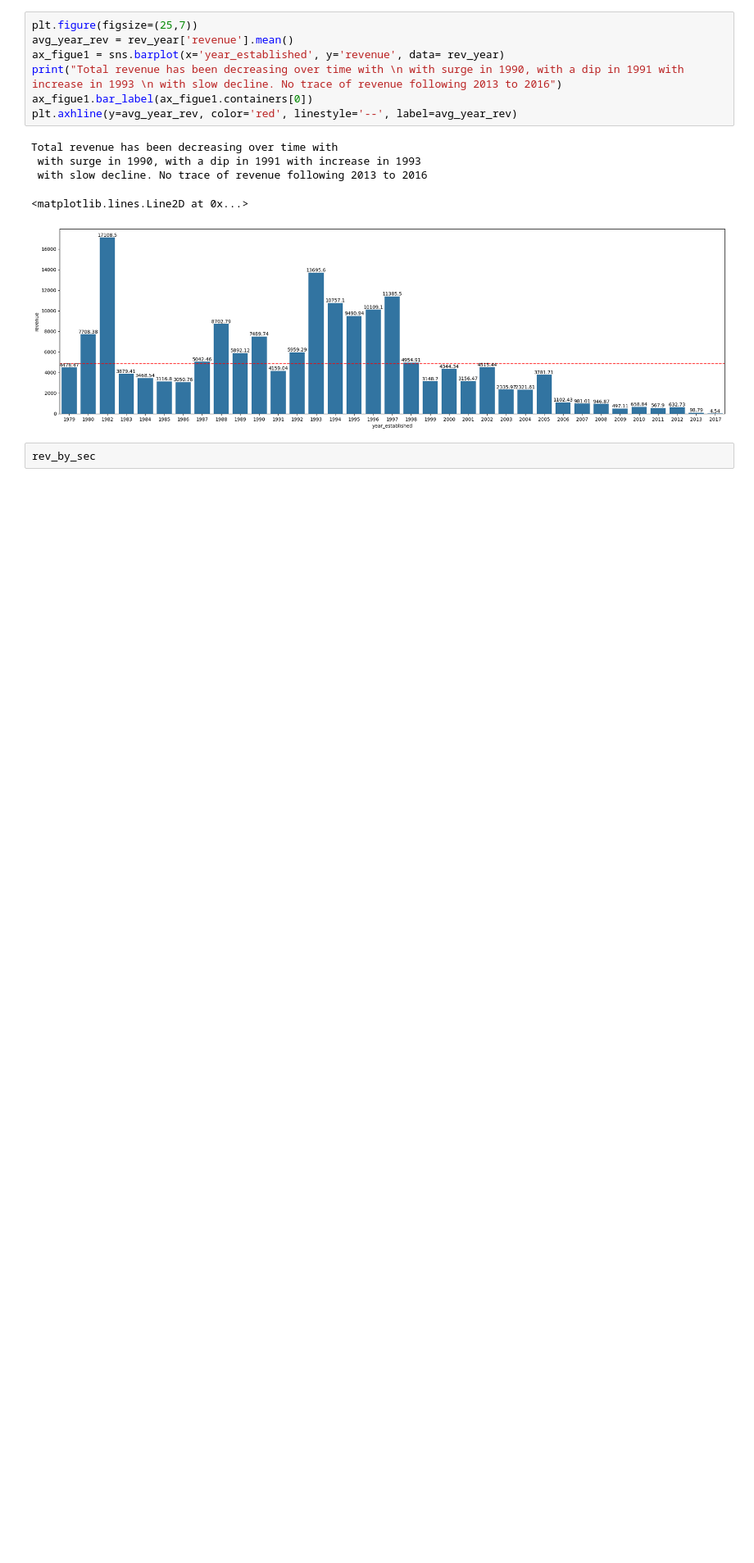
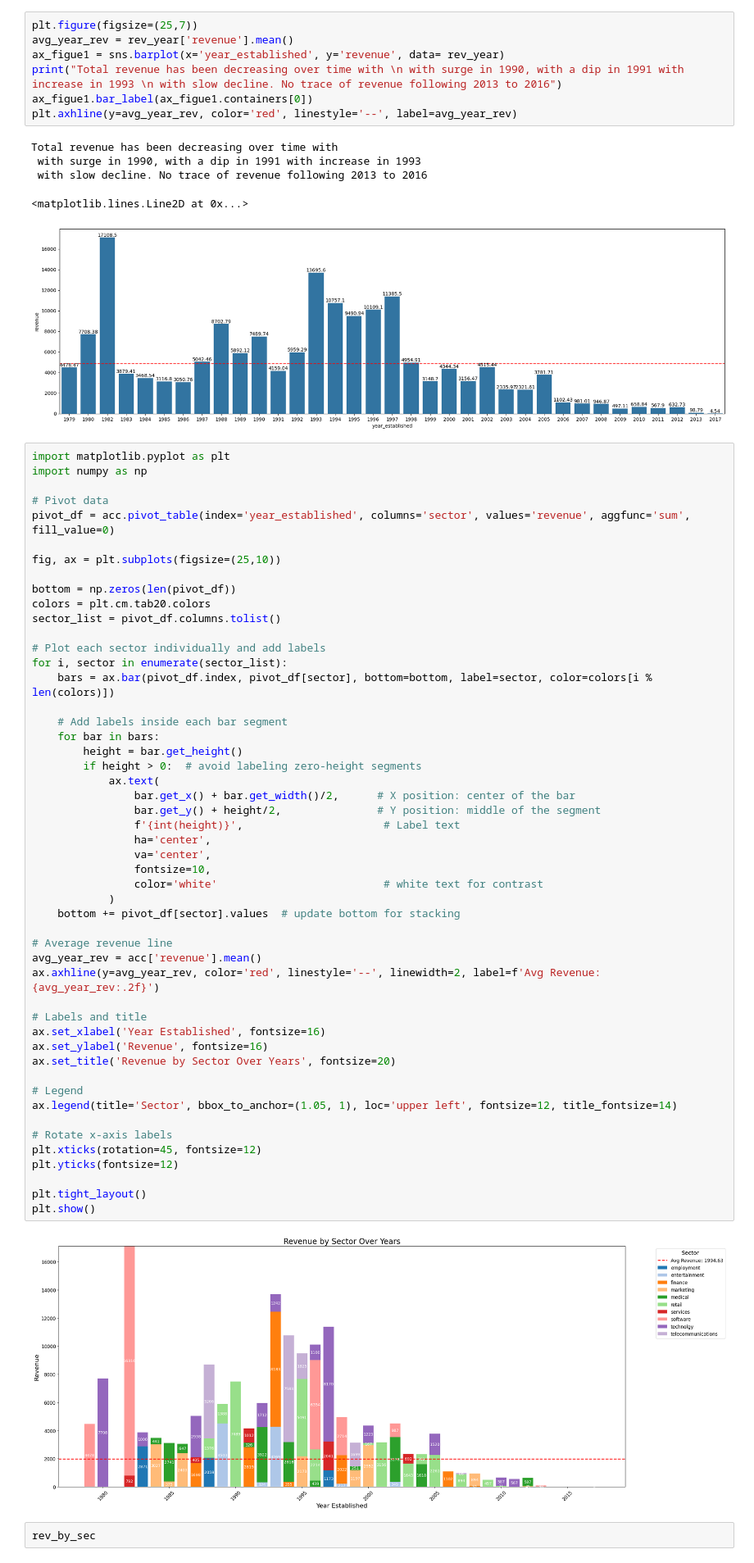
Before and after one commit to SuyogPatgave/Python_Codes-Projects, a Jupyter notebook: CRM_Project.ipynb, the cells around one changed output. Shown at 82% size. Drawn from its saved outputs; the diff is of its cells as text; blank space fills up the shorter version.

```diff
--- a/CRM_Project.ipynb
+++ b/CRM_Project.ipynb
@@ -691,6 +730,58 @@ Total revenue has been decreasing over time with
  with slow decline. No trace of revenue following 2013 to 2016
 <matplotlib.lines.Line2D at 0x...>
 [figure]
+# %%
+import matplotlib.pyplot as plt
+import numpy as np
+
+# Pivot data
+pivot_df = acc.pivot_table(index='year_established', columns='sector', values='revenue', aggfunc='sum', fill_value=0)
+
+fig, ax = plt.subplots(figsize=(25,10))
+
+bottom = np.zeros(len(pivot_df))
+colors = plt.cm.tab20.colors
+sector_list = pivot_df.columns.tolist()
+
+# Plot each sector individually and add labels
+for i, sector in enumerate(sector_list):
+    bars = ax.bar(pivot_df.index, pivot_df[sector], bottom=bottom, label=sector, color=colors[i % len(colors)])
+
+    # Add labels inside each bar segment
+    for bar in bars:
+        height = bar.get_height()
+        if height > 0:  # avoid labeling zero-height segments
+            ax.text(
+                bar.get_x() + bar.get_width()/2,      # X position: center of the bar
+                bar.get_y() + height/2,               # Y position: middle of the segment
+                f'{int(height)}',                      # Label text
+                ha='center',
+                va='center',
+                fontsize=10,
+                color='white'                          # white text for contrast
+            )
+    bottom += pivot_df[sector].values  # update bottom for stacking
+
+# Average revenue line
+avg_year_rev = acc['revenue'].mean()
+ax.axhline(y=avg_year_rev, color='red', linestyle='--', linewidth=2, label=f'Avg Revenue: {avg_year_rev:.2f}')
+
+# Labels and title
+ax.set_xlabel('Year Established', fontsize=16)
+ax.set_ylabel('Revenue', fontsize=16)
+ax.set_title('Revenue by Sector Over Years', fontsize=20)
+
+# Legend
+ax.legend(title='Sector', bbox_to_anchor=(1.05, 1), loc='upper left', fontsize=12, title_fontsize=14)
+
+# Rotate x-axis labels
+plt.xticks(rotation=45, fontsize=12)
+plt.yticks(fontsize=12)
+
+plt.tight_layout()
+plt.show()
+# %% [output]
+[figure, added]
 # %%
 rev_by_sec
 # %% [output]
```
Also changed, not shown: parts of 11 cells of this notebook.
